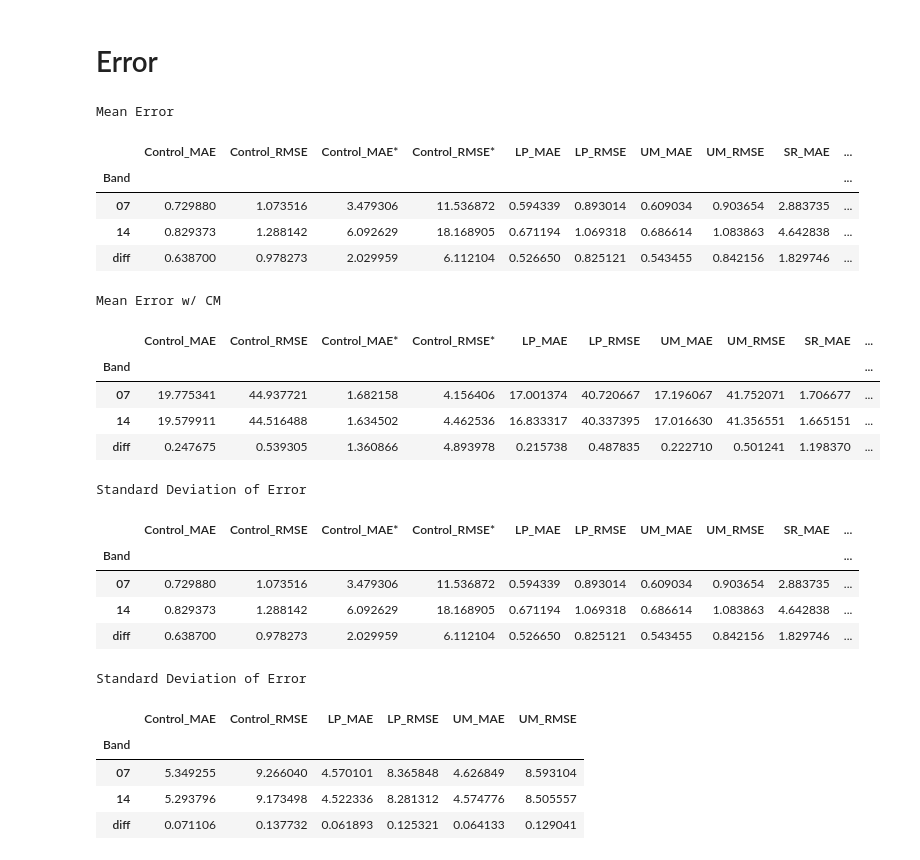
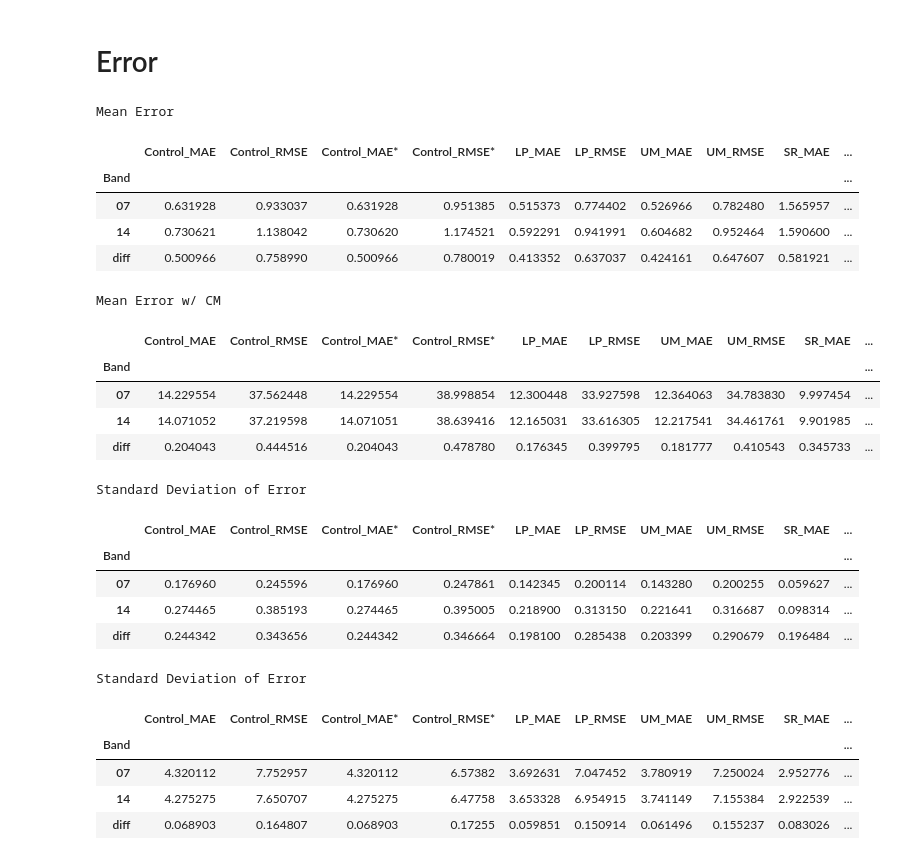
Before and after one commit to ccny-glasslab/Fires, a Jupyter notebook: Data Cleaning/cloud_masking.ipynb, the cells around one changed output. Saved outputs shown, nothing was run; the diff lists cells and outputs as text; code cells hidden in the pictures.

```diff
--- a/Data Cleaning/cloud_masking.ipynb
+++ b/Data Cleaning/cloud_masking.ipynb
@@ -114,7 +114,7 @@ def update_dict(img, data):
     newdata.update(control(img))
     newdata.update(laplace_sharpening(img))
     newdata.update(unsharpmask_sharpening(img))
-    newdata.update(esrgan_sharpening(load_image(img)))
+    newdata.update(esrgan_sharpening(img))
     data.update(newdata)
 # %%
 def load_image(array):
@@ -198,7 +225,7 @@ pathCM = '../../GOES_Files/clear_sky_mask/'
 data = []
 dataCM = []
 
-for i in range (20):
+for i in range (10):
     CM = random.choice(os.listdir(pathCM))
     file07 = None
     file14 = None
@@ -249,9 +276,9 @@ df.groupby(df['Band']).agg({'Control_MAE': 'mean', 'Control_RMSE': 'mean', 'Cont
 Mean Error
 |  | Control_MAE | Control_RMSE | Control_MAE* | Control_RMSE* | LP_MAE | LP_RMSE | UM_MAE | UM_RMSE | SR_MAE | ... |
 | Band |  |  |  |  |  |  |  |  |  | ... |
-| 07 | 0.729880 | 1.073516 | 3.479306 | 11.536872 | 0.594339 | 0.893014 | 0.609034 | 0.903654 | 2.883735 | ... |
-| 14 | 0.829373 | 1.288142 | 6.092629 | 18.168905 | 0.671194 | 1.069318 | 0.686614 | 1.083863 | 4.642838 | ... |
-| diff | 0.638700 | 0.978273 | 2.029959 | 6.112104 | 0.526650 | 0.825121 | 0.543455 | 0.842156 | 1.829746 | ... |
+| 07 | 0.631928 | 0.933037 | 0.631928 | 0.951385 | 0.515373 | 0.774402 | 0.526966 | 0.782480 | 1.565957 | ... |
+| 14 | 0.730621 | 1.138042 | 0.730620 | 1.174521 | 0.592291 | 0.941991 | 0.604682 | 0.952464 | 1.590600 | ... |
+| diff | 0.500966 | 0.758990 | 0.500966 | 0.780019 | 0.413352 | 0.637037 | 0.424161 | 0.647607 | 0.581921 | ... |
 # %%
 print("Mean Error w/ CM")
 dfCM.groupby(dfCM['Band']).agg({'Control_MAE': 'mean', 'Control_RMSE': 'mean', 'Control_MAE*': 'mean', 'Control_RMSE*': 'mean',
@@ -260,28 +287,28 @@ dfCM.groupby(dfCM['Band']).agg({'Control_MAE': 'mean', 'Control_RMSE': 'mean', '
 Mean Error w/ CM
 |  | Control_MAE | Control_RMSE | Control_MAE* | Control_RMSE* | LP_MAE | LP_RMSE | UM_MAE | UM_RMSE | SR_MAE | ... |
 | Band |  |  |  |  |  |  |  |  |  | ... |
-| 07 | 19.775341 | 44.937721 | 1.682158 | 4.156406 | 17.001374 | 40.720667 | 17.196067 | 41.752071 | 1.706677 | ... |
-| 14 | 19.579911 | 44.516488 | 1.634502 | 4.462536 | 16.833317 | 40.337395 | 17.016630 | 41.356551 | 1.665151 | ... |
-| diff | 0.247675 | 0.539305 | 1.360866 | 4.893978 | 0.215738 | 0.487835 | 0.222710 | 0.501241 | 1.198370 | ... |
+| 07 | 14.229554 | 37.562448 | 14.229554 | 38.998854 | 12.300448 | 33.927598 | 12.364063 | 34.783830 | 9.997454 | ... |
+| 14 | 14.071052 | 37.219598 | 14.071051 | 38.639416 | 12.165031 | 33.616305 | 12.217541 | 34.461761 | 9.901985 | ... |
+| diff | 0.204043 | 0.444516 | 0.204043 | 0.478780 | 0.176345 | 0.399795 | 0.181777 | 0.410543 | 0.345733 | ... |
 # %%
 print("Standard Deviation of Error")
 df.groupby(df['Band']).agg({'Control_MAE': 'std', 'Control_RMSE': 'std', 'Control_MAE*': 'std', 'Control_RMSE*': 'std',
-                            'LP_MAE': 'std', 'LP_RMSE': 'std', 'UM_MAE': 'std', 'UM_RMSE': 'mean', 'SR_MAE': 'mean', 'SR_RMSE': 'mean'})
+                            'LP_MAE': 'std', 'LP_RMSE': 'std', 'UM_MAE': 'std', 'UM_RMSE': 'std', 'SR_MAE': 'std', 'SR_RMSE': 'std'})
 # %% [output]
 Standard Deviation of Error
 |  | Control_MAE | Control_RMSE | Control_MAE* | Control_RMSE* | LP_MAE | LP_RMSE | UM_MAE | UM_RMSE | SR_MAE | ... |
 | Band |  |  |  |  |  |  |  |  |  | ... |
-| 07 | 0.729880 | 1.073516 | 3.479306 | 11.536872 | 0.594339 | 0.893014 | 0.609034 | 0.903654 | 2.883735 | ... |
-| 14 | 0.829373 | 1.288142 | 6.092629 | 18.168905 | 0.671194 | 1.069318 | 0.686614 | 1.083863 | 4.642838 | ... |
-| diff | 0.638700 | 0.978273 | 2.029959 | 6.112104 | 0.526650 | 0.825121 | 0.543455 | 0.842156 | 1.829746 | ... |
+| 07 | 0.176960 | 0.245596 | 0.176960 | 0.247861 | 0.142345 | 0.200114 | 0.143280 | 0.200255 | 0.059627 | ... |
+| 14 | 0.274465 | 0.385193 | 0.274465 | 0.395005 | 0.218900 | 0.313150 | 0.221641 | 0.316687 | 0.098314 | ... |
+| diff | 0.244342 | 0.343656 | 0.244342 | 0.346664 | 0.198100 | 0.285438 | 0.203399 | 0.290679 | 0.196484 | ... |
 # %%
 print("Standard Deviation of Error")
-dfCM.groupby(dfCM['Band']).agg({'Control_MAE': 'mean', 'Control_RMSE': 'mean', 'Control_MAE*': 'mean', 'Control_RMSE*': 'mean',
-                            'LP_MAE': 'mean', 'LP_RMSE': 'mean', 'UM_MAE': 'mean', 'UM_RMSE': 'mean', 'SR_MAE': 'mean', 'SR_RMSE': 'mean'})
+dfCM.groupby(dfCM['Band']).agg({'Control_MAE': 'std', 'Control_RMSE': 'std', 'Control_MAE*': 'std', 'Control_RMSE*': 'std',
+                            'LP_MAE': 'std', 'LP_RMSE': 'std', 'UM_MAE': 'std', 'UM_RMSE': 'std', 'SR_MAE': 'std', 'SR_RMSE': 'std'})
 # %% [output]
 Standard Deviation of Error
-|  | Control_MAE | Control_RMSE | LP_MAE | LP_RMSE | UM_MAE | UM_RMSE |
-| Band |  |  |  |  |  |  |
-| 07 | 5.349255 | 9.266040 | 4.570101 | 8.365848 | 4.626849 | 8.593104 |
-| 14 | 5.293796 | 9.173498 | 4.522336 | 8.281312 | 4.574776 | 8.505557 |
-| diff | 0.071106 | 0.137732 | 0.061893 | 0.125321 | 0.064133 | 0.129041 |
+|  | Control_MAE | Control_RMSE | Control_MAE* | Control_RMSE* | LP_MAE | LP_RMSE | UM_MAE | UM_RMSE | SR_MAE | ... |
+| Band |  |  |  |  |  |  |  |  |  | ... |
+| 07 | 4.320112 | 7.752957 | 4.320112 | 6.57382 | 3.692631 | 7.047452 | 3.780919 | 7.250024 | 2.952776 | ... |
+| 14 | 4.275275 | 7.650707 | 4.275275 | 6.47758 | 3.653328 | 6.954915 | 3.741149 | 7.155384 | 2.922539 | ... |
+| diff | 0.068903 | 0.164807 | 0.068903 | 0.17255 | 0.059851 | 0.150914 | 0.061496 | 0.155237 | 0.083026 | ... |
```
Also changed, not shown: parts of 1 cell of this notebook, 4 other files.
